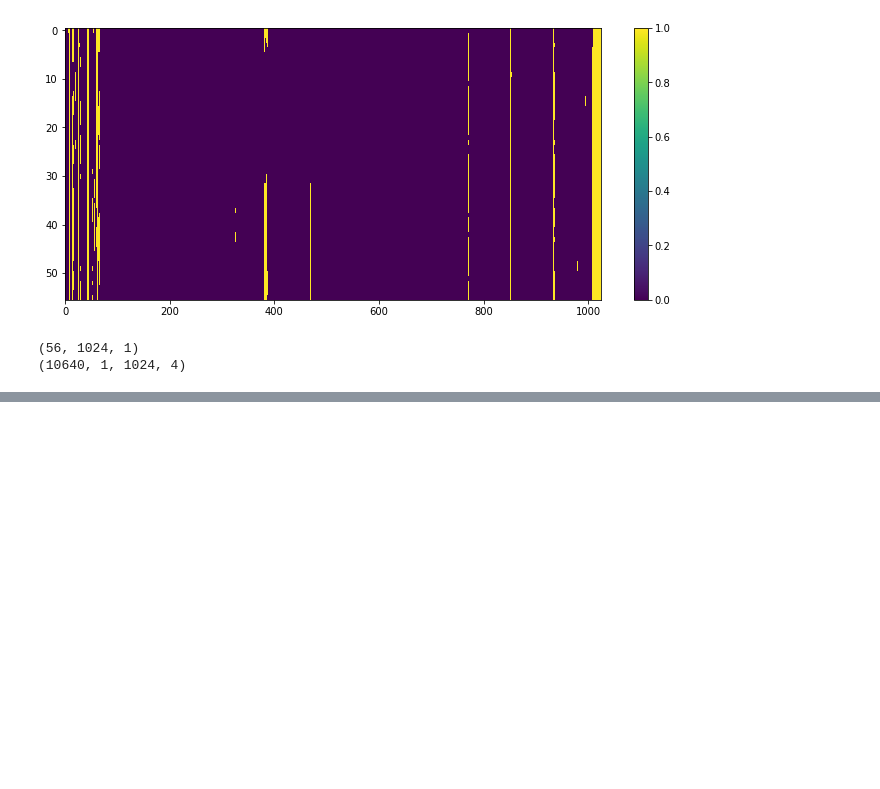
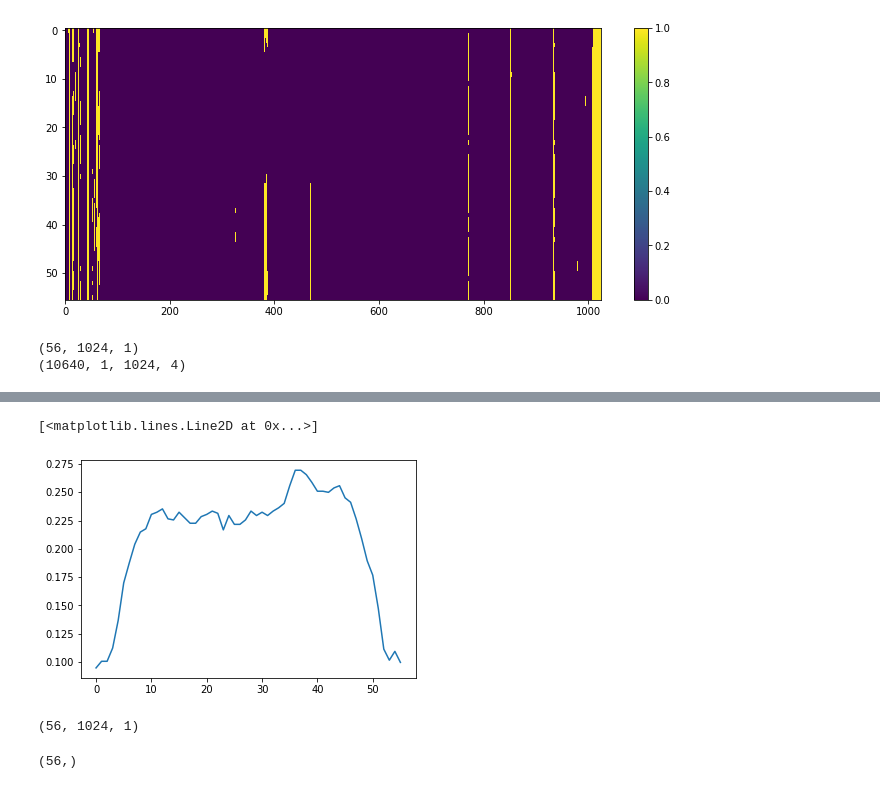
Before and after one commit to UPennEoR/plimpy, a Jupyter notebook: ModernizeHERA19/FlagsAndCalibration.ipynb, the cells around one changed output, grey strips where cells are left out. Saved outputs shown, nothing was run; the diff lists cells and outputs as text; code cells hidden in the pictures; blank space fills up the shorter version.

```diff
--- a/ModernizeHERA19/FlagsAndCalibration.ipynb
+++ b/ModernizeHERA19/FlagsAndCalibration.ipynb
@@ -183,0 +199,13 @@ uvf_thresh.write('flag.'+juldate+'.thresh.uvh5', clobber=True)
+# %%
+plt.plot(time_frac)
+# %% [output]
+[<matplotlib.lines.Line2D at 0x...>]
+[figure, added]
+# %%
+uvf_greedy.flag_array.shape
+# %% [output]
+(56, 1024, 1)
+# %%
+time_frac.shape
+# %% [output]
+(56,)
```
Also changed, not shown: parts of 8 cells of this notebook.
